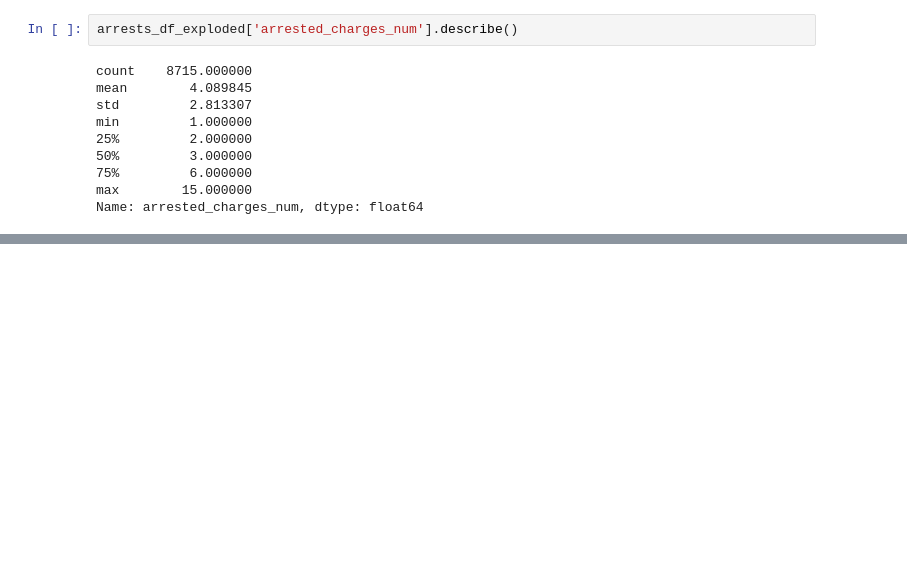
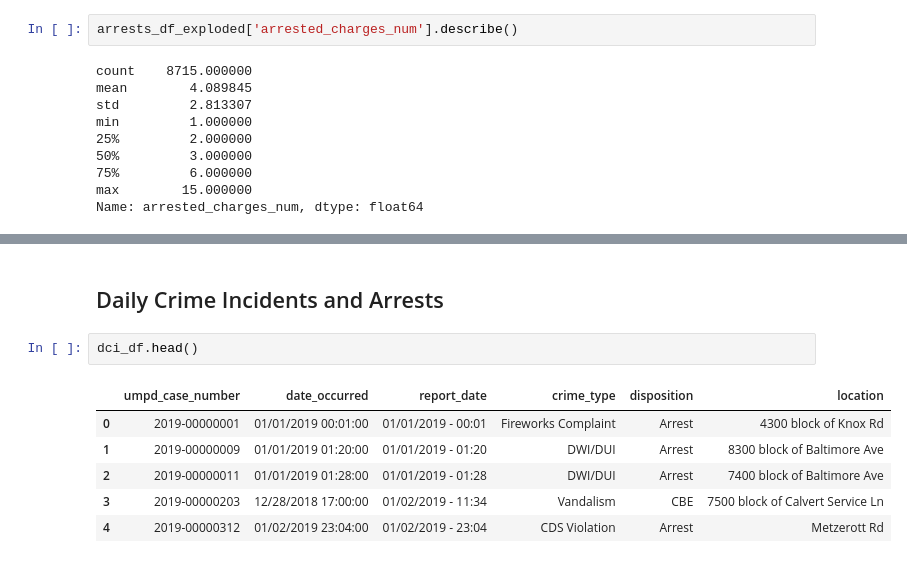
Before and after one commit to DiegoTorrealba/umpd-crime, a Jupyter notebook: notebooks/02-data-cleaning-and-exploration.ipynb, the cells around one changed output, grey strips where cells are left out. Saved outputs shown, nothing was run; the diff lists cells and outputs as text; blank space fills up the shorter version.

```diff
--- a/notebooks/02-data-cleaning-and-exploration.ipynb
+++ b/notebooks/02-data-cleaning-and-exploration.ipynb
@@ -294,0 +374,11 @@ Name: count, dtype: int64
+# %% [markdown]
+## Daily Crime Incidents and Arrests
+# %%
+dci_df.head()
+# %% [output]
+|  | umpd_case_number | date_occurred | report_date | crime_type | disposition | location |
+| 0 | 2019-00000001 | 01/01/2019 00:01:00 | 01/01/2019 - 00:01 | Fireworks Complaint | Arrest | 4300 block of Knox Rd |
+| 1 | 2019-00000009 | 01/01/2019 01:20:00 | 01/01/2019 - 01:20 | DWI/DUI | Arrest | 8300 block of Baltimore Ave |
+| 2 | 2019-00000011 | 01/01/2019 01:28:00 | 01/01/2019 - 01:28 | DWI/DUI | Arrest | 7400 block of Baltimore Ave |
+| 3 | 2019-00000203 | 12/28/2018 17:00:00 | 01/02/2019 - 11:34 | Vandalism | CBE | 7500 block of Calvert Service Ln |
+| 4 | 2019-00000312 | 01/02/2019 23:04:00 | 01/02/2019 - 23:04 | CDS Violation | Arrest | Metzerott Rd |
```
Also changed, not shown: parts of 25 cells of this notebook, 5 other files.
